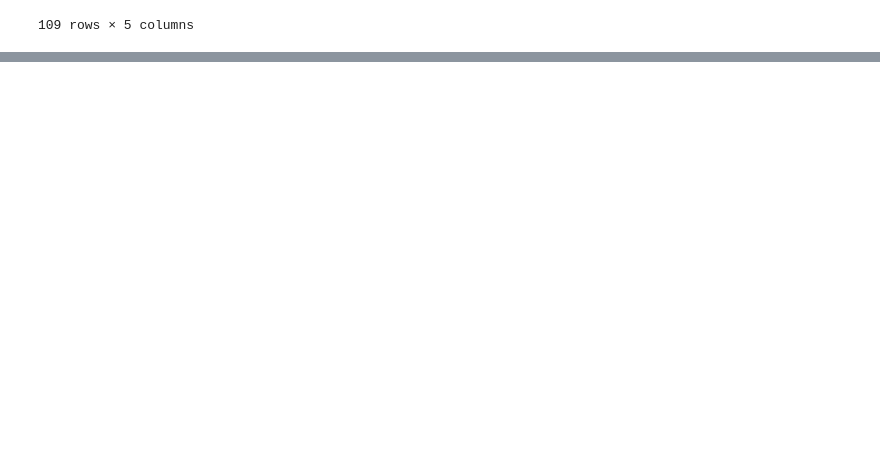
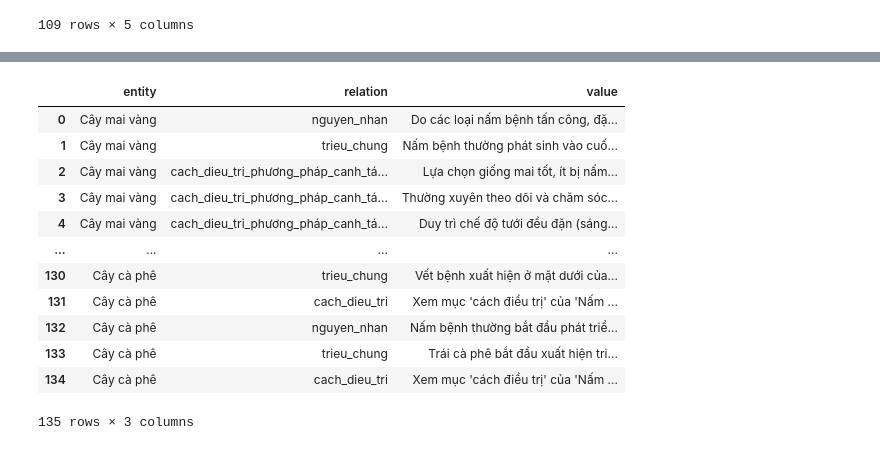
Before and after one commit to samuel7232003/project-ky-9, a Jupyter notebook: KG_RAG_AI/rag_knowledge_graph_disease_tree/preprocess_data.ipynb, the cells around one changed output, grey strips where cells are left out. Cells and saved outputs as stored; diff of their text form; code cells hidden in the pictures; blank space fills up the shorter version.

```diff
--- a/KG_RAG_AI/rag_knowledge_graph_disease_tree/preprocess_data.ipynb
+++ b/KG_RAG_AI/rag_knowledge_graph_disease_tree/preprocess_data.ipynb
@@ -260,0 +329,54 @@ remove_duplicates_keep_first("data/data_clean_1.csv", "data/data_clean_2.csv")
+# %%
+def split_text_list(entity, relation, text):
+    items = re.split(r"[\-\|•\n]+", text)
+    rows = []
+    for item in items:
+        item = clean_text(item.strip())
+        if len(item) > 3:
+            rows.append({
+                "entity": entity,
+                "relation": relation,
+                "value": item
+            })
+    return rows
+# %%
+def process_for_kg(csv_path):
+    df = pd.read_csv(csv_path)
+
+    result_rows = []
+
+    for _, row in df.iterrows():
+        entity = row["ten_cay"]
+
+        for col in ["nguyen_nhan", "trieu_chung", "cach_dieu_tri"]:
+            raw = row[col]
+            parsed = try_parse_json(raw)
+
+            if isinstance(parsed, dict):
+                # JSON dict → flatten
+                result_rows.extend(flatten_json_dict(entity, col, parsed))
+
+            else:
+                # text dạng bullet → split
+                clean_raw = clean_text(str(raw))
+                result_rows.extend(split_text_list(entity, col, clean_raw))
+
+    return pd.DataFrame(result_rows)
+# %%
+df_test = process_for_kg("data/test_data.csv")
+# %%
+df_test
+# %% [output]
+|  | entity | relation | value |
+| 0 | Cây mai vàng | nguyen_nhan | Do các loại nấm bệnh tấn công, đặ... |
+| 1 | Cây mai vàng | trieu_chung | Nấm bệnh thường phát sinh vào cuố... |
+| 2 | Cây mai vàng | cach_dieu_tri_phương_pháp_canh_tá... | Lựa chọn giống mai tốt, ít bị nấm... |
+| 3 | Cây mai vàng | cach_dieu_tri_phương_pháp_canh_tá... | Thường xuyên theo dõi và chăm sóc... |
+| 4 | Cây mai vàng | cach_dieu_tri_phương_pháp_canh_tá... | Duy trì chế độ tưới đều đặn (sáng... |
+| ... | ... | ... | ... |
+| 130 | Cây cà phê | trieu_chung | Vết bệnh xuất hiện ở mặt dưới của... |
+| 131 | Cây cà phê | cach_dieu_tri | Xem mục 'cách điều trị' của 'Nấm ... |
+| 132 | Cây cà phê | nguyen_nhan | Nấm bệnh thường bắt đầu phát triể... |
+| 133 | Cây cà phê | trieu_chung | Trái cà phê bắt đầu xuất hiện tri... |
+| 134 | Cây cà phê | cach_dieu_tri | Xem mục 'cách điều trị' của 'Nấm ... |
+135 rows × 3 columns
```
Also changed, not shown: parts of 15 cells of this notebook, 5 other files.
